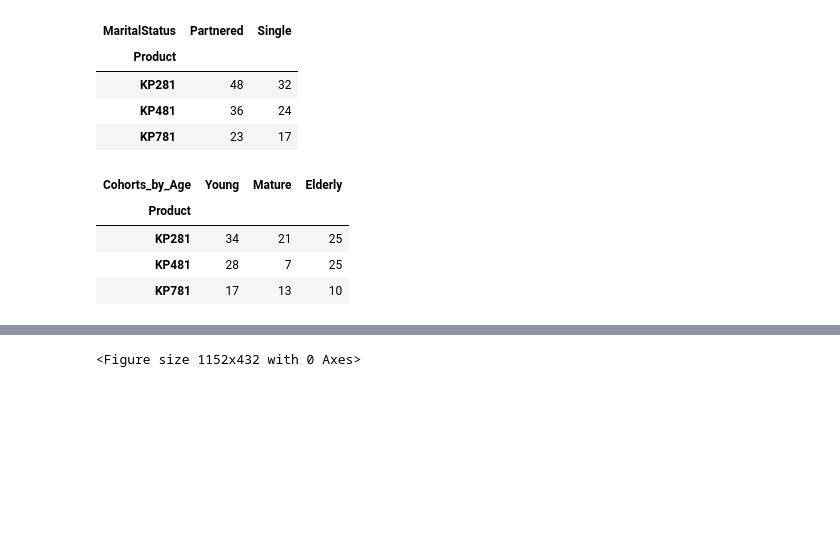
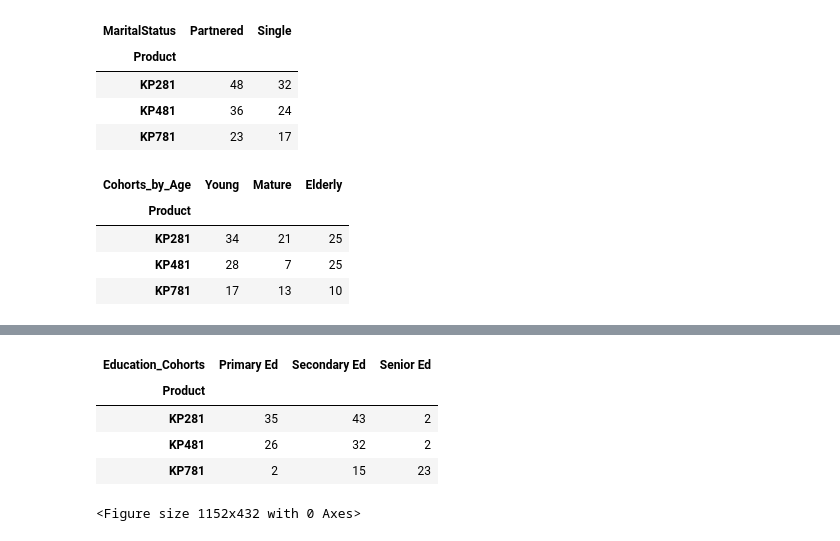
Before and after one commit to trehansalil/treadmill_case_study, a Jupyter notebook: treadmill_data_analysis.ipynb, the cells around one changed output, grey strips where cells are left out. Saved outputs shown, nothing was run; the diff lists cells and outputs as text; code cells hidden in the pictures; blank space fills up the shorter version.

```diff
--- a/treadmill_data_analysis.ipynb
+++ b/treadmill_data_analysis.ipynb
@@ -163,3 +230,11 @@ pd.crosstab(index=df['Product'], columns =df['Cohorts_by_Age'])
+# %%
+pd.crosstab(index=df['Product'], columns =df['Education_Cohorts'])
+# %% [output]
+| Education_Cohorts | Primary Ed | Secondary Ed | Senior Ed |
+| Product |  |  |  |
+| KP281 | 35 | 43 | 2 |
+| KP481 | 26 | 32 | 2 |
+| KP781 | 2 | 15 | 23 |
 # %%
 plt.figure(figsize=(16, 6))
 
```
Also changed, not shown: parts of 46 cells of this notebook.
